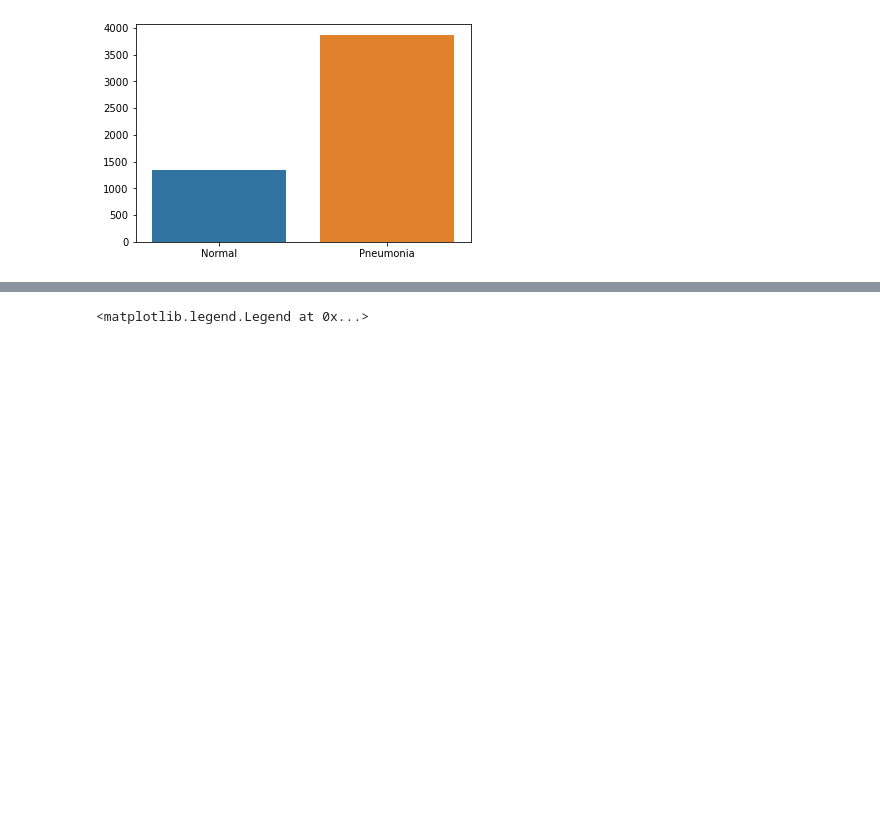
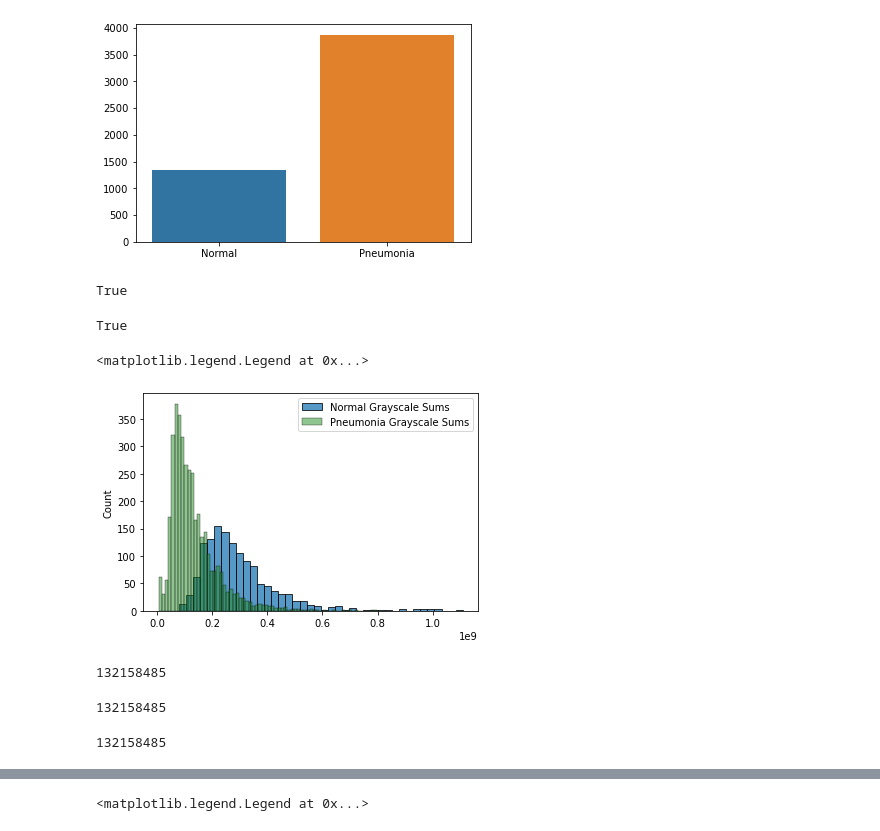
Before and after one commit to Luv2bnanook44/flatiron_phase4_project, a Jupyter notebook: notebooks/jamie_notebook.ipynb, the cells around one changed output, grey strips where cells are left out. Saved outputs shown, nothing was run; the diff lists cells and outputs as text; code cells hidden in the pictures; blank space fills up the shorter version.

Commit message:
eda, grayscale distribution graphs

```diff
--- a/notebooks/jamie_notebook.ipynb
+++ b/notebooks/jamie_notebook.ipynb
@@ -69,0 +79,53 @@ sns.barplot(x=['Normal','Pneumonia'],y=[len(train_normal),len(train_pneumonia)])
+# %%
+normal_img_arrays = []
+
+for i in range(len(train_normal)):
+    img = train_normal[i]
+    img = load_img('../data/chest_xray/train/NORMAL/' + img)
+    array = np.array(img)[:,:,0]
+    normal_img_arrays.append(array)
+# %%
+pneumonia_img_arrays = []
+
+for i in range(len(train_pneumonia)):
+    img = train_pneumonia[i]
+    img = load_img('../data/chest_xray/train/PNEUMONIA/' + img)
+    array = np.array(img)[:,:,0]
+    pneumonia_img_arrays.append(array)
+# %%
+len(normal_img_arrays) == len(train_normal)
+# %% [output]
+True
+# %%
+len(pneumonia_img_arrays) == len(train_pneumonia)
+# %% [output]
+True
+# %%
+gs_sums = []
+
+for array in normal_img_arrays:
+    gs_sums.append(array.sum())
+# %%
+gs_sums_p = []
+
+for array in pneumonia_img_arrays:
+    gs_sums_p.append(array.sum())
+# %%
+sns.histplot(x=gs_sums, label='Normal Grayscale Sums')
+sns.histplot(x=gs_sums_p, color='forestgreen', alpha=0.5, label='Pneumonia Grayscale Sums')
+plt.legend()
+# %% [output]
+<matplotlib.legend.Legend at 0x...>
+[figure, added]
+# %%
+pneumonia_img_arrays[3][:,:,0].sum()
+# %% [output]
+132158485
+# %%
+pneumonia_img_arrays[3][:,:,1].sum()
+# %% [output]
+132158485
+# %%
+pneumonia_img_arrays[3][:,:,2].sum()
+# %% [output]
+132158485
```
Also changed, not shown: parts of 44 cells of this notebook.
